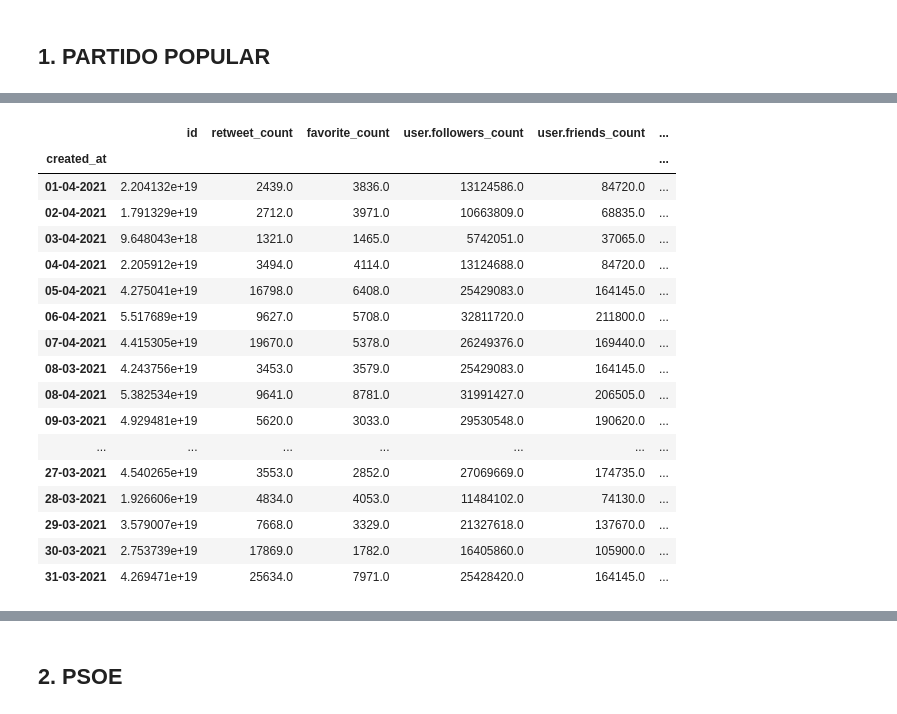
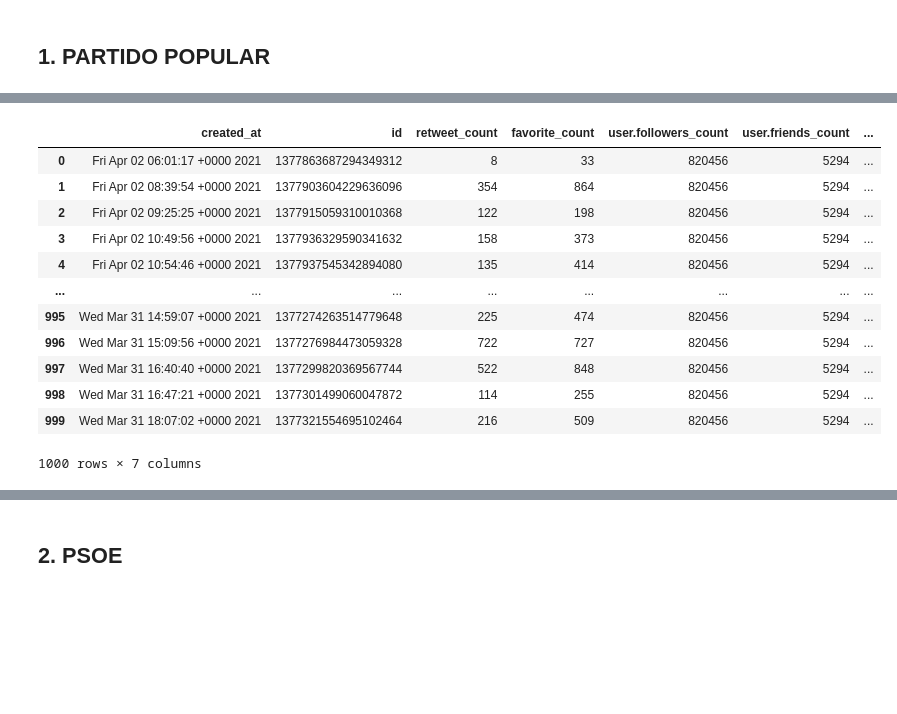
Before and after one commit to ssarahreyes/political_spanish_sentiment, a Jupyter notebook: notebooks/tweets_each_party.ipynb, the cells around one changed output, grey strips where cells are left out. Cells and saved outputs as stored; diff of their text form; code cells hidden in the pictures; blank space fills up the shorter version.

```diff
--- a/notebooks/tweets_each_party.ipynb
+++ b/notebooks/tweets_each_party.ipynb
@@ -28,7 +28,8 @@ api = tweepy.API(auth, wait_on_rate_limit=True, wait_on_rate_limit_notify=True)
 pp_tweets = [tweet for tweet in tweepy.Cursor(api.user_timeline,
                                            screen_name='populares',
                                            tweet_mode='extended',
-                                           exclude_replies=True).items(1000)]
+                                           exclude_replies=True,
+                                              include_rts=False).items(1000)]
 # %%
 pp_json_response = [tweet._json for tweet in pp_tweets]
 df_pp_alltweets = pd.json_normalize(pp_json_response)
@@ -56,7 +66,7 @@ df_pp_alltweets.head(2)
 # %%
 # now, we select just the columns that are important for our analysis:
 
-columns_selected = ['user.name', 'created_at', 'id', 'full_text','retweeted_status.full_text', 'display_text_range',
+columns_selected = ['user.name', 'created_at', 'id', 'full_text', 'display_text_range',
                     'source', 'retweet_count', 'favorite_count', 'user.followers_count',
                     'user.friends_count', 'user.statuses_count', 'entities.hashtags', 'entities.urls']
 # %%
@@ -86,2 +93,0 @@ def transforming_format_dates(column):
-# %%
-df_pp['created_at'] = transforming_format_dates(df_pp['created_at'])
@@ -104,2 +93,0 @@ def cleaning_source(column):
-# %%
-df_pp['source'] = cleaning_source(df_pp['source'])
@@ -125,23 +100,18 @@ ax = sns.lineplot(data=df_pp, x='created_at', y='retweet_count')
 # %%
 # rts, favs por día.
-daily_results_pp = df_pp.groupby('created_at').sum()
+daily_results_pp = df_pp.groupby('created_at', as_index=False).sum()
 daily_results_pp
 # %% [output]
-|  | id | retweet_count | favorite_count | user.followers_count | user.friends_count | ... |
-| created_at |  |  |  |  |  | ... |
-| 01-04-2021 | 2.204132e+19 | 2439.0 | 3836.0 | 13124586.0 | 84720.0 | ... |
-| 02-04-2021 | 1.791329e+19 | 2712.0 | 3971.0 | 10663809.0 | 68835.0 | ... |
-| 03-04-2021 | 9.648043e+18 | 1321.0 | 1465.0 | 5742051.0 | 37065.0 | ... |
-| 04-04-2021 | 2.205912e+19 | 3494.0 | 4114.0 | 13124688.0 | 84720.0 | ... |
-| 05-04-2021 | 4.275041e+19 | 16798.0 | 6408.0 | 25429083.0 | 164145.0 | ... |
-| 06-04-2021 | 5.517689e+19 | 9627.0 | 5708.0 | 32811720.0 | 211800.0 | ... |
-| 07-04-2021 | 4.415305e+19 | 19670.0 | 5378.0 | 26249376.0 | 169440.0 | ... |
-| 08-03-2021 | 4.243756e+19 | 3453.0 | 3579.0 | 25429083.0 | 164145.0 | ... |
-| 08-04-2021 | 5.382534e+19 | 9641.0 | 8781.0 | 31991427.0 | 206505.0 | ... |
-| 09-03-2021 | 4.929481e+19 | 5620.0 | 3033.0 | 29530548.0 | 190620.0 | ... |
-| ... | ... | ... | ... | ... | ... | ... |
-| 27-03-2021 | 4.540265e+19 | 3553.0 | 2852.0 | 27069669.0 | 174735.0 | ... |
-| 28-03-2021 | 1.926606e+19 | 4834.0 | 4053.0 | 11484102.0 | 74130.0 | ... |
-| 29-03-2021 | 3.579007e+19 | 7668.0 | 3329.0 | 21327618.0 | 137670.0 | ... |
-| 30-03-2021 | 2.753739e+19 | 17869.0 | 1782.0 | 16405860.0 | 105900.0 | ... |
-| 31-03-2021 | 4.269471e+19 | 25634.0 | 7971.0 | 25428420.0 | 164145.0 | ... |
+|  | created_at | id | retweet_count | favorite_count | user.followers_count | user.friends_count | ... |
+| 0 | Fri Apr 02 06:01:17 +0000 2021 | 1377863687294349312 | 8 | 33 | 820456 | 5294 | ... |
+| 1 | Fri Apr 02 08:39:54 +0000 2021 | 1377903604229636096 | 354 | 864 | 820456 | 5294 | ... |
+| 2 | Fri Apr 02 09:25:25 +0000 2021 | 1377915059310010368 | 122 | 198 | 820456 | 5294 | ... |
+| 3 | Fri Apr 02 10:49:56 +0000 2021 | 1377936329590341632 | 158 | 373 | 820456 | 5294 | ... |
+| 4 | Fri Apr 02 10:54:46 +0000 2021 | 1377937545342894080 | 135 | 414 | 820456 | 5294 | ... |
+| ... | ... | ... | ... | ... | ... | ... | ... |
+| 995 | Wed Mar 31 14:59:07 +0000 2021 | 1377274263514779648 | 225 | 474 | 820456 | 5294 | ... |
+| 996 | Wed Mar 31 15:09:56 +0000 2021 | 1377276984473059328 | 722 | 727 | 820456 | 5294 | ... |
+| 997 | Wed Mar 31 16:40:40 +0000 2021 | 1377299820369567744 | 522 | 848 | 820456 | 5294 | ... |
+| 998 | Wed Mar 31 16:47:21 +0000 2021 | 1377301499060047872 | 114 | 255 | 820456 | 5294 | ... |
+| 999 | Wed Mar 31 18:07:02 +0000 2021 | 1377321554695102464 | 216 | 509 | 820456 | 5294 | ... |
+1000 rows × 7 columns
```
Also changed, not shown: parts of 39 cells of this notebook, 2 other files.
